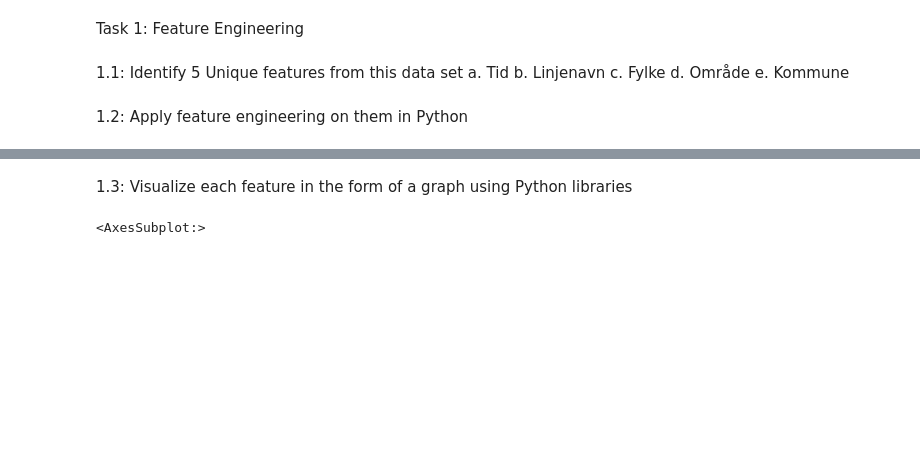
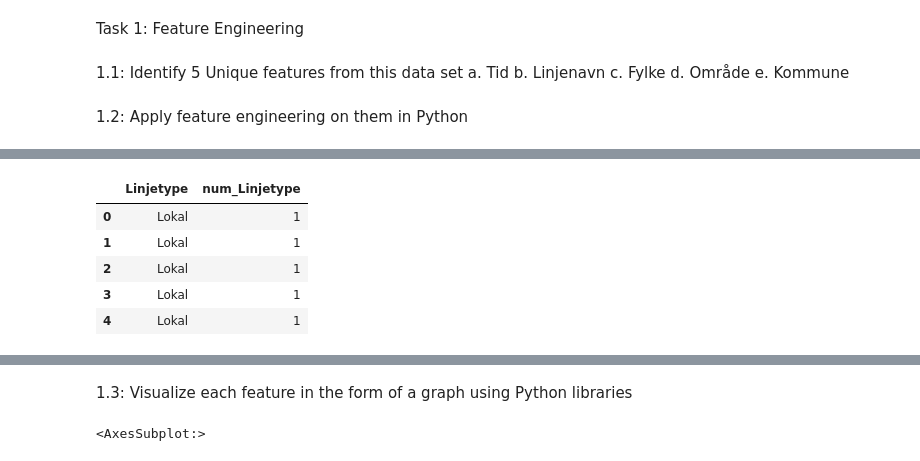
Before and after one commit to michaelekornrud/AI---Oblig1, a Jupyter notebook: Oblig1.ipynb, the cells around one changed output, grey strips where cells are left out. Saved outputs shown, nothing was run; the diff lists cells and outputs as text; code cells hidden in the pictures; blank space fills up the shorter version.

```diff
--- a/Oblig1.ipynb
+++ b/Oblig1.ipynb
@@ -34,0 +45,14 @@ df.head()
+# %%
+df['num_Linjetype'] = df.Linjetype
+df["num_Linjetype"] = df["num_Linjetype"].replace({'Lokal': '1', 'Ekspress': '2', 'Skole': '3', 'Natt': '4'})
+df.head()
+
+dfLinjetype=df[['Linjetype','num_Linjetype']]
+dfLinjetype.head()
+# %% [output]
+|  | Linjetype | num_Linjetype |
+| 0 | Lokal | 1 |
+| 1 | Lokal | 1 |
+| 2 | Lokal | 1 |
+| 3 | Lokal | 1 |
+| 4 | Lokal | 1 |
```
Also changed, not shown: parts of 8 cells of this notebook.
